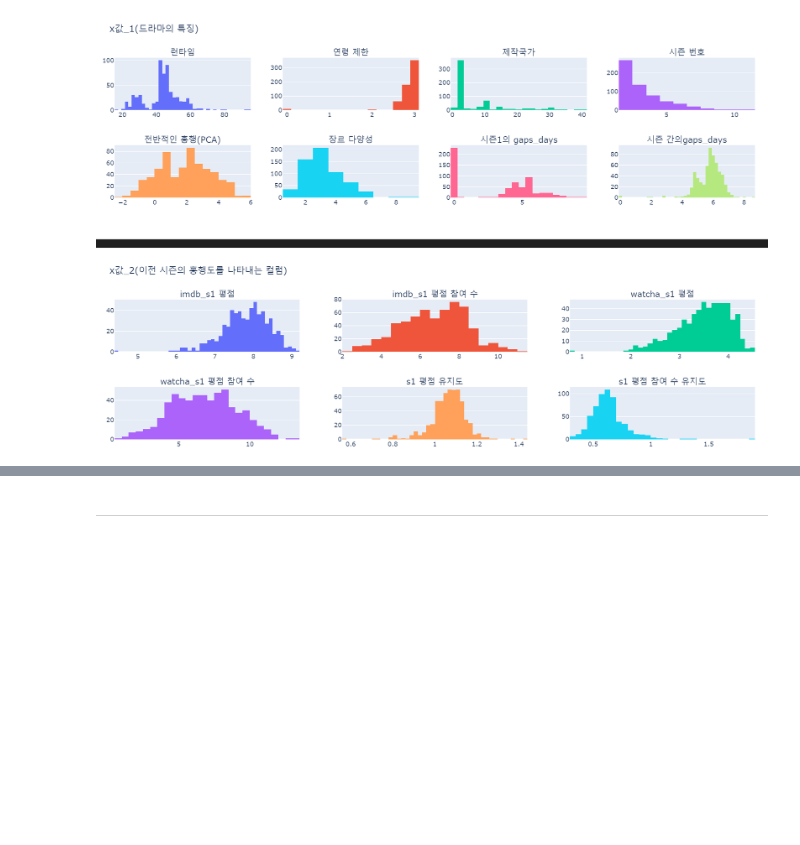
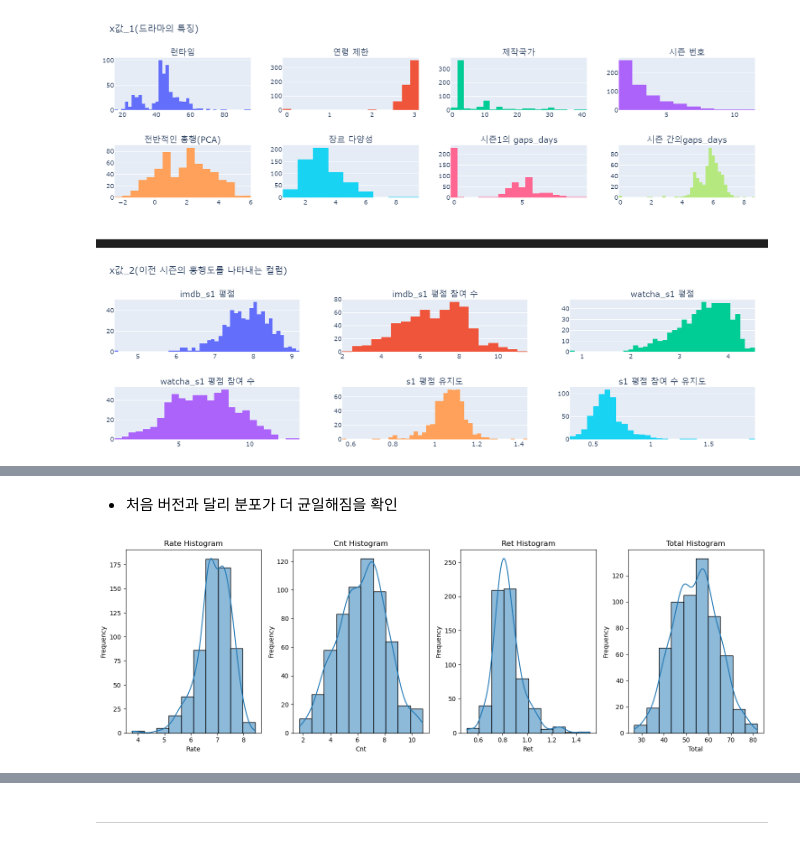
Before and after one commit to JoQri/ML_Netflix_project, a Jupyter notebook: ml/v2.ipynb, the cells around one changed output, grey strips where cells are left out. Drawn from its saved outputs; the diff is of its cells as text; code cells hidden in the pictures; blank space fills up the shorter version.

```diff
--- a/ml/v2.ipynb
+++ b/ml/v2.ipynb
@@ -170,7 +152,7 @@ Image(filename='../data/image/v2_2.png')
 # 점수 부여: 인원 수에만 로그를 취함
 rate = (0.8 * df['i_s2_rate']) + (0.2 * df['w_s2_rate'])
 cnt = (0.8 * df['i_s2_rate_cnt']) + (0.2 * df['w_s2_rate_cnt'])
-ret = (0.4 * df['s2_rate_retention']) + (0.6 * df['s2_rate_cnt_retention']) *10      # 유지도(ret는 범위가 너무 작기에 균형을 위해 -> *10 )
+ret = (0.4 * df['s2_rate_retention']) + (0.6 * df['s2_rate_cnt_retention'])
 
 # 총 점수 계산
 total = (0.3 * rate + 0.5 * cnt + 0.2 * ret) *10
@@ -179,0 +183,38 @@ df['score'] = total
+# %% [markdown]
+- 처음 버전과 달리 분포가 더 균일해짐을 확인
+# %%
+# 히스토그램 그리기
+plt.figure(figsize=(15, 5))
+
+# rate 히스토그램
+plt.subplot(1, 4, 1)
+sns.histplot(rate, bins=10, kde=True)
+plt.title('Rate Histogram')
+plt.xlabel('Rate')
+plt.ylabel('Frequency')
+
+# cnt 히스토그램
+plt.subplot(1, 4, 2)
+sns.histplot(cnt, bins=10, kde=True)
+plt.title('Cnt Histogram')
+plt.xlabel('Cnt')
+plt.ylabel('Frequency')
+
+# ret 히스토그램
+plt.subplot(1, 4, 3)
+sns.histplot(ret, bins=10, kde=True)
+plt.title('Ret Histogram')
+plt.xlabel('Ret')
+plt.ylabel('Frequency')
+
+# total 히스토그램
+plt.subplot(1, 4, 4)
+sns.histplot(total, bins=10, kde=True)
+plt.title('Total Histogram')
+plt.xlabel('Total')
+plt.ylabel('Frequency')
+
+plt.tight_layout()
+plt.show()
+# %% [output]
+[figure, added]
```
Also changed, not shown: parts of 11 cells of this notebook, 6 other files.
